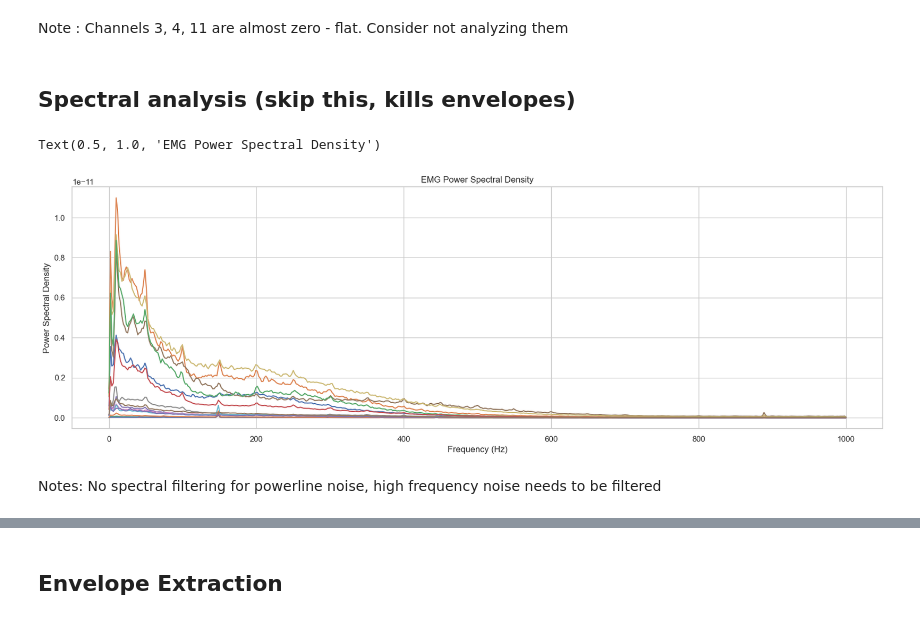
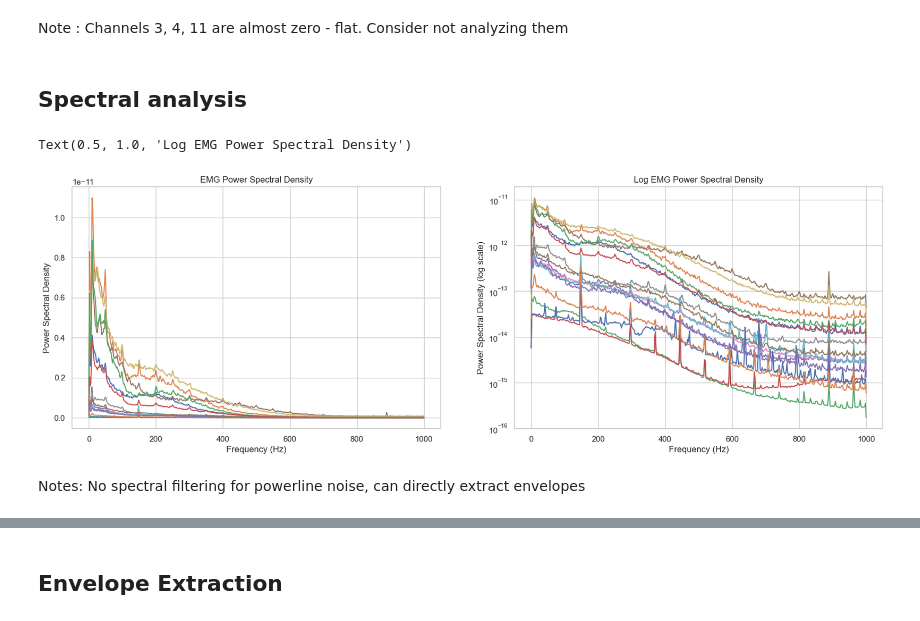
Before and after one commit to 22cav/nssp-mp2, a Jupyter notebook: part3/joint_angles.ipynb, the cells around one changed output, grey strips where cells are left out. Cells and saved outputs as stored; diff of their text form; code cells hidden in the pictures.

```diff
--- a/part3/joint_angles.ipynb
+++ b/part3/joint_angles.ipynb
@@ -113,19 +113,24 @@ Note : Channels 3, 4, 11 are almost zero - flat. Consider not analyzing them
 # %%
 ignore_emg = True # ignore flat channels 3, 4, 11
 # %% [markdown]
-## Spectral analysis (skip this, kills envelopes)
+## Spectral analysis
 # %%
 freqs, P = welch(emg, fs = FS, nperseg=2 ** 10, axis=0)
 
-plt.figure(figsize=(20, 6))
+fig, ax = plt.subplots(1, 2, figsize=(20, 6) )
 for channel in channels:
-    plt.plot(freqs, P[:, channel], label='Channel {}'.format(channel + 1))
-plt.xlabel('Frequency (Hz)')
-plt.ylabel('Power Spectral Density')
-# plt.xlim(30, 120)
-plt.title('EMG Power Spectral Density')
+    ax[0].plot(freqs, P[:, channel], label='Channel {}'.format(channel + 1))
+    ax[1].semilogy(freqs, P[:, channel], label='Channel {}'.format(channel + 1))
+
+ax[0].set_xlabel('Frequency (Hz)')
+ax[0].set_ylabel('Power Spectral Density')
+ax[0].set_title('EMG Power Spectral Density')
+
+ax[1].set_xlabel('Frequency (Hz)')
+ax[1].set_ylabel('Power Spectral Density (log scale)')
+ax[1].set_title('Log EMG Power Spectral Density')
 # %% [output]
-Text(0.5, 1.0, 'EMG Power Spectral Density')
+Text(0.5, 1.0, 'Log EMG Power Spectral Density')
-[figure, old version]
+[figure, new version]
 # %% [markdown]
-Notes: No spectral filtering for powerline noise, high frequency noise needs to be filtered
+Notes: No spectral filtering for powerline noise, can directly extract envelopes
```
Also changed, not shown: parts of 15 cells of this notebook.
